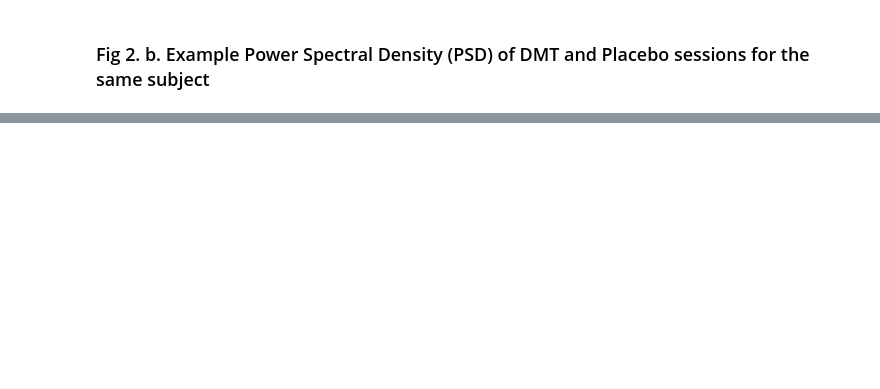
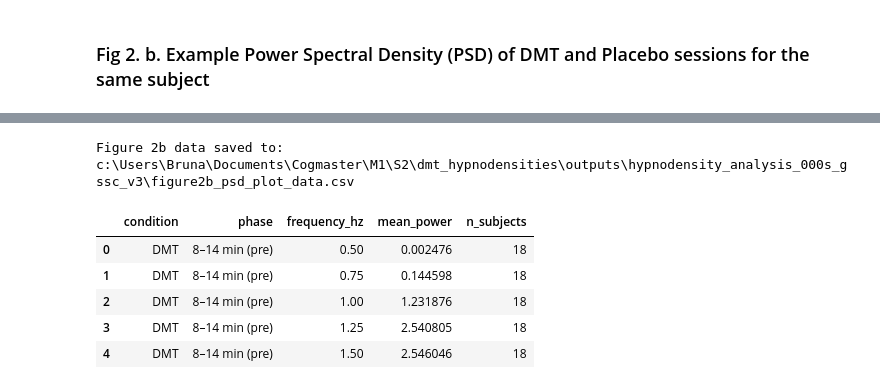
Before and after one commit to rubenherzog/dmt_hypnodensities, a Jupyter notebook: notebooks/06_figure2.ipynb, the cells around one changed output, grey strips where cells are left out. Cells and saved outputs as stored; diff of their text form; code cells hidden in the pictures; blank space fills up the shorter version.

```diff
--- a/notebooks/06_figure2.ipynb
+++ b/notebooks/06_figure2.ipynb
@@ -475,0 +356,50 @@ Subjects included: ['P07', 'P08', 'P09', 'P10', 'P11', 'P12', 'P13', 'P14', 'P15
+# %%
+# Save the mean and standard deviation PSD values used for Figure 2b
+
+figure2b_data = []
+
+for condition in ("DMT", "placebo"):
+    subject_psds = []
+
+    for subject in subjects:
+        phase_psd, _, session = load_phase_psd(subject, condition)
+        subject_psds.append(phase_psd.assign(subject=subject))
+
+    all_subject_psds = pd.concat(subject_psds, ignore_index=True)
+
+    summary = (
+        all_subject_psds
+        .groupby(["phase", "frequency_hz"], observed=True)["power"]
+        .agg(
+            mean_power="mean",
+            n_subjects="count",
+        )
+        .reset_index()
+    )
+
+    summary["condition"] = condition
+    figure2b_data.append(summary)
+
+figure2b_data = pd.concat(figure2b_data, ignore_index=True)[
+    [
+        "condition",
+        "phase",
+        "frequency_hz",
+        "mean_power",
+        "n_subjects",
+    ]
+]
+
+figure2b_csv_path = RESULTS_DIR / "figure2b_psd_plot_data.csv"
+figure2b_data.to_csv(figure2b_csv_path, index=False)
+
+print(f"Figure 2b data saved to: {figure2b_csv_path}")
+display(figure2b_data.head())
+# %% [output]
+Figure 2b data saved to: c:\Users\Bruna\Documents\Cogmaster\M1\S2\dmt_hypnodensities\outputs\hypnodensity_analysis_000s_gssc_v3\figure2b_psd_plot_data.csv
+|  | condition | phase | frequency_hz | mean_power | n_subjects |
+| 0 | DMT | 8–14 min (pre) | 0.50 | 0.002476 | 18 |
+| 1 | DMT | 8–14 min (pre) | 0.75 | 0.144598 | 18 |
+| 2 | DMT | 8–14 min (pre) | 1.00 | 1.231876 | 18 |
+| 3 | DMT | 8–14 min (pre) | 1.25 | 2.540805 | 18 |
+| 4 | DMT | 8–14 min (pre) | 1.50 | 2.546046 | 18 |
```
Also changed, not shown: parts of 15 cells of this notebook, 1 other file.
